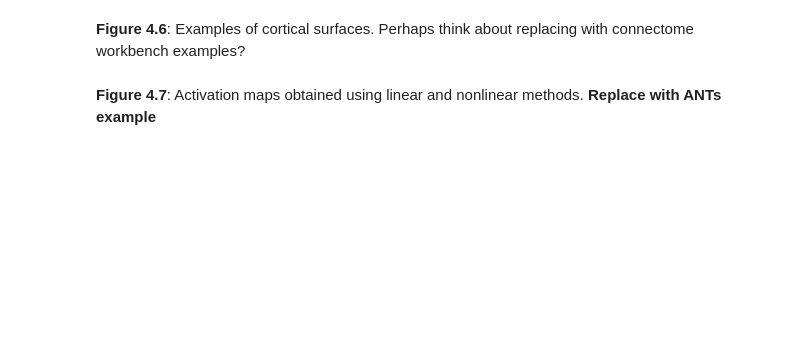
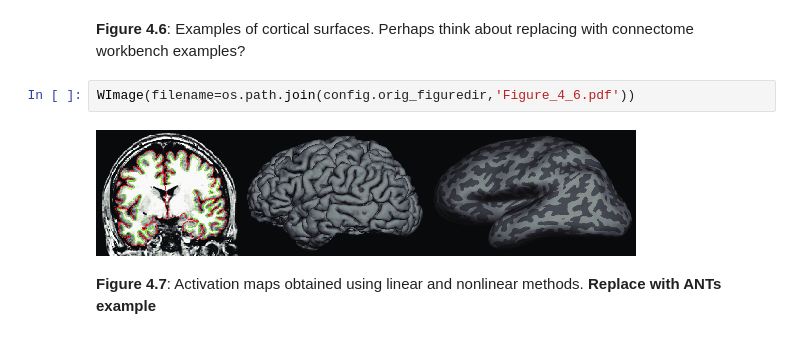
Before and after one commit to poldrack/fmri-handbook-2e-code, a Jupyter notebook: notebooks/Chapter4-SpatialNormalization/Chapter4-SpatialNormalization.ipynb, the cells around one changed output. Drawn from its saved outputs; the diff is of its cells as text; blank space fills up the shorter version.

```diff
--- a/notebooks/Chapter4-SpatialNormalization/Chapter4-SpatialNormalization.ipynb
+++ b/notebooks/Chapter4-SpatialNormalization/Chapter4-SpatialNormalization.ipynb
@@ -91,4 +87,8 @@ __Figure 4.5__: Examples from different normalization procedures
 # %% [markdown]
 __Figure 4.6__: Examples of cortical surfaces.  Perhaps think about replacing with connectome workbench examples?
+# %%
+WImage(filename=os.path.join(config.orig_figuredir,'Figure_4_6.pdf'))
+# %% [output]
+[figure, added]
 # %% [markdown]
 __Figure 4.7__: Activation maps obtained using linear and nonlinear methods. __Replace with ANTs example__
```
Also changed, not shown: parts of 14 cells of this notebook, 4 other files.
